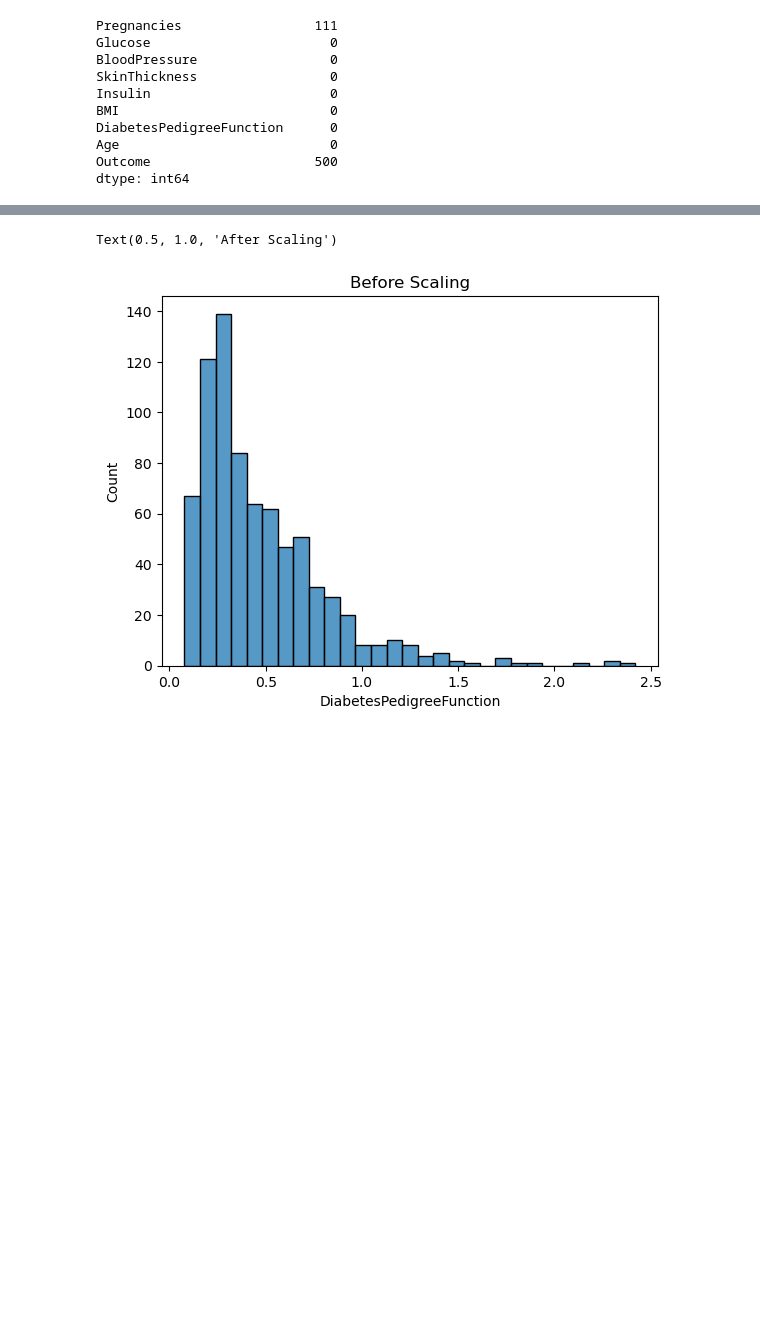
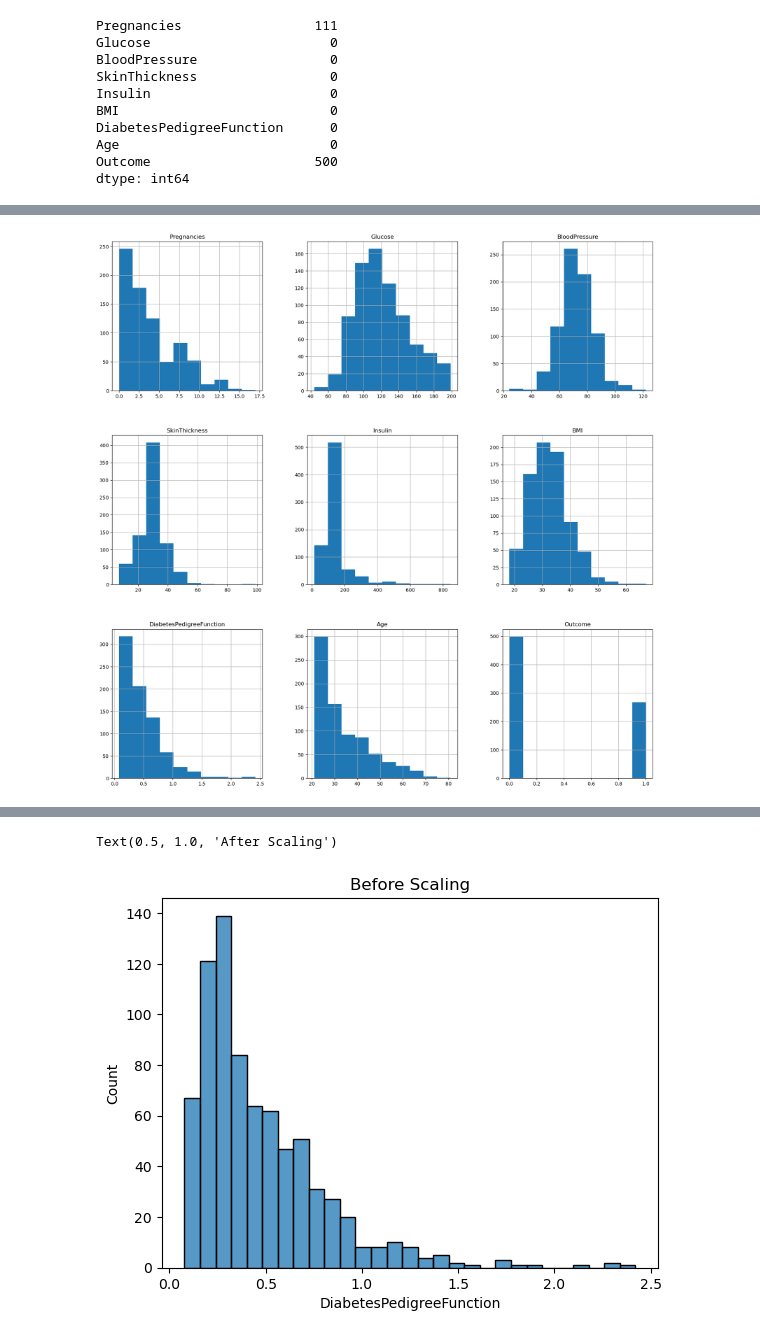
Before and after one commit to hjjakubowski/Basics-of-Neural-Networks-at-WUST, a Jupyter notebook: Project 1/simplified_nn.ipynb, the cells around one changed output, grey strips where cells are left out. Cells and saved outputs as stored; diff of their text form; code cells hidden in the pictures; blank space fills up the shorter version.

```diff
--- a/Project 1/simplified_nn.ipynb
+++ b/Project 1/simplified_nn.ipynb
@@ -72,0 +86,4 @@ data.describe()
+# %%
+p = data.hist(figsize=(20,20))
+# %% [output]
+[figure, added]
```
Also changed, not shown: parts of 16 cells of this notebook, 1 other file.
